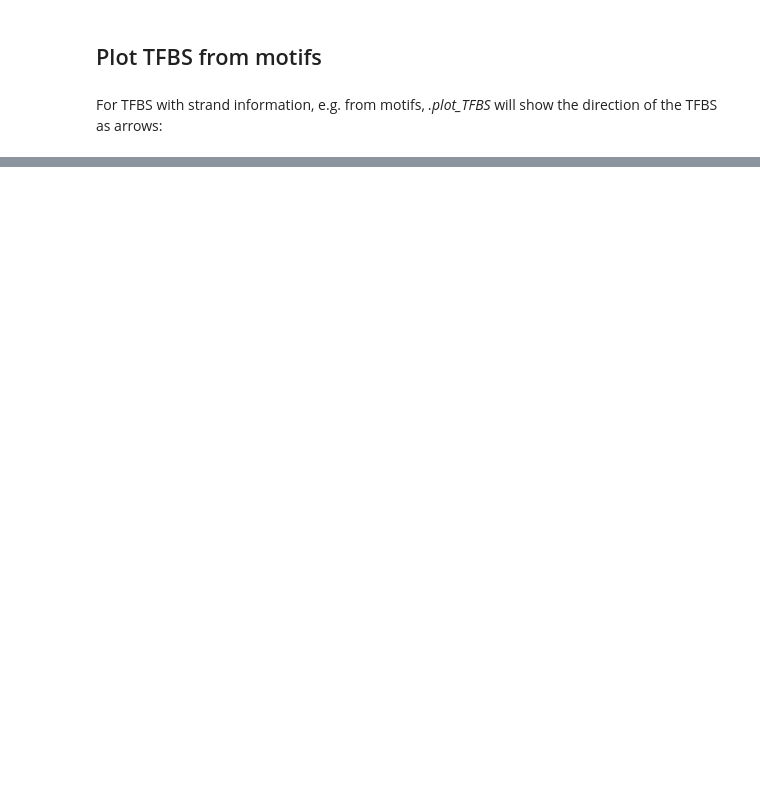
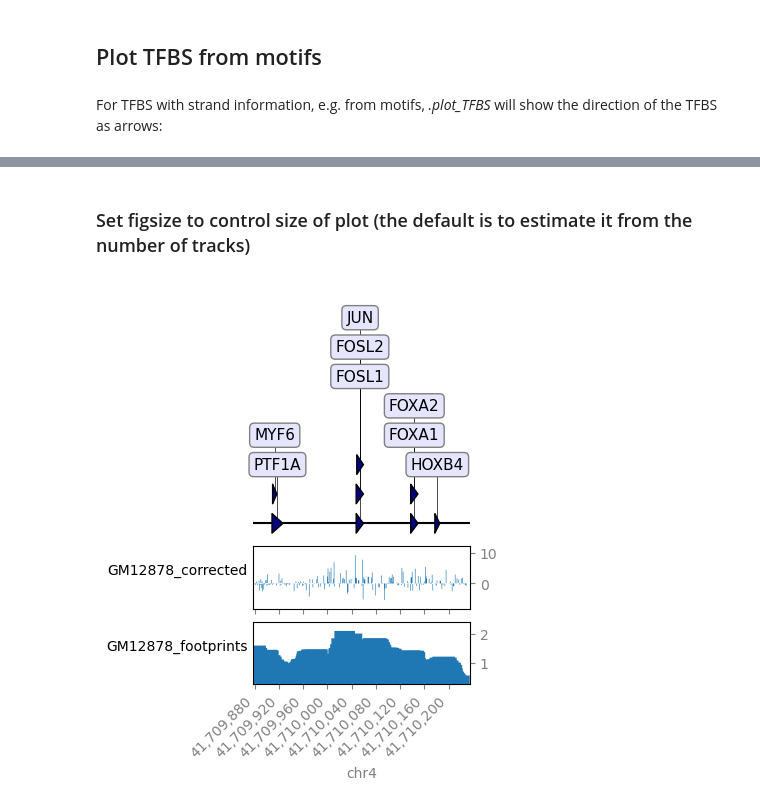
Before and after one commit to loosolab/TF-COMB, a Jupyter notebook: examples/plot_TFBS_genome_view.ipynb, the cells around one changed output, grey strips where cells are left out. Drawn from its saved outputs; the diff is of its cells as text; code cells hidden in the pictures; blank space fills up the shorter version.

Commit message:
Added figsize option to genome tracks plot

```diff
--- a/examples/plot_TFBS_genome_view.ipynb
+++ b/examples/plot_TFBS_genome_view.ipynb
@@ -59,0 +60,11 @@ C.plot_TFBS(window_chrom = "chr4",
+# %% [markdown]
+### Set figsize to control size of plot (the default is to estimate it from the number of tracks)
+# %%
+C.plot_TFBS(window_chrom = "chr4",
+            window_start = 41709878,
+            window_end = 41710236,
+            bigwigs = ["../data/GM12878_corrected.bw",
+                       "../data/GM12878_footprints.bw"],
+            figsize=(4,5))
+# %% [output]
+[figure, added]
```
Also changed, not shown: parts of 3 cells of this notebook, 2 other files.
